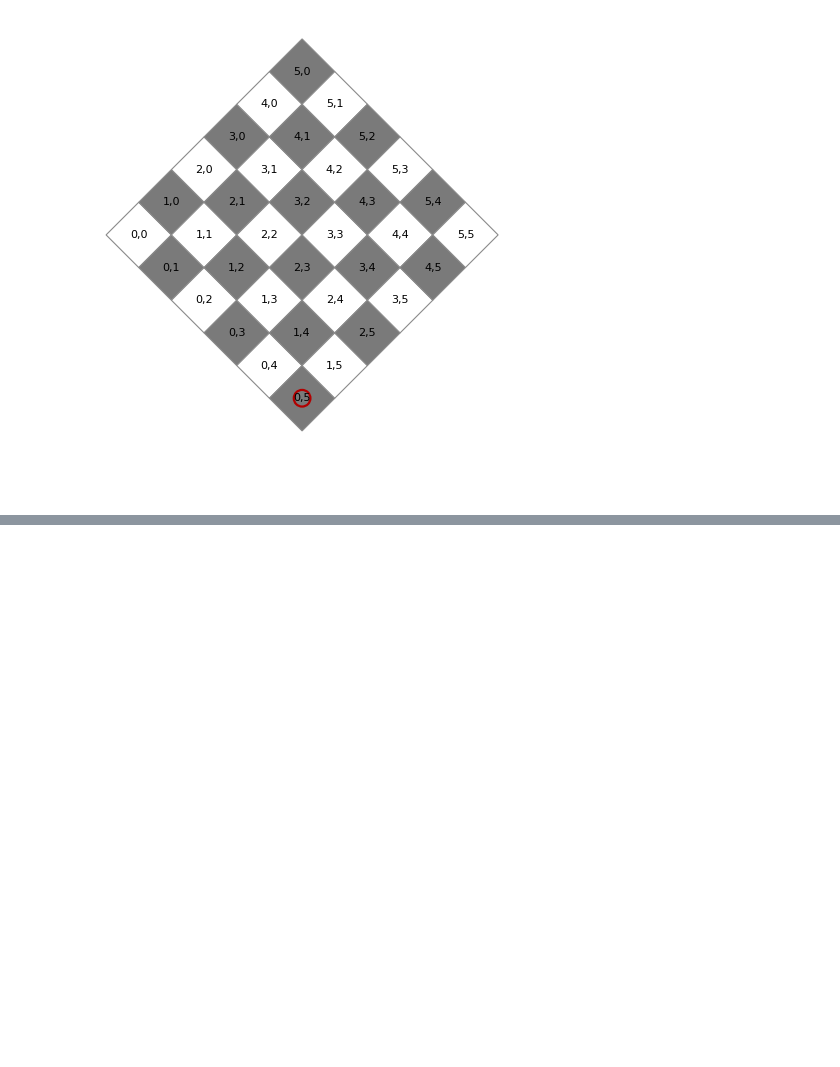
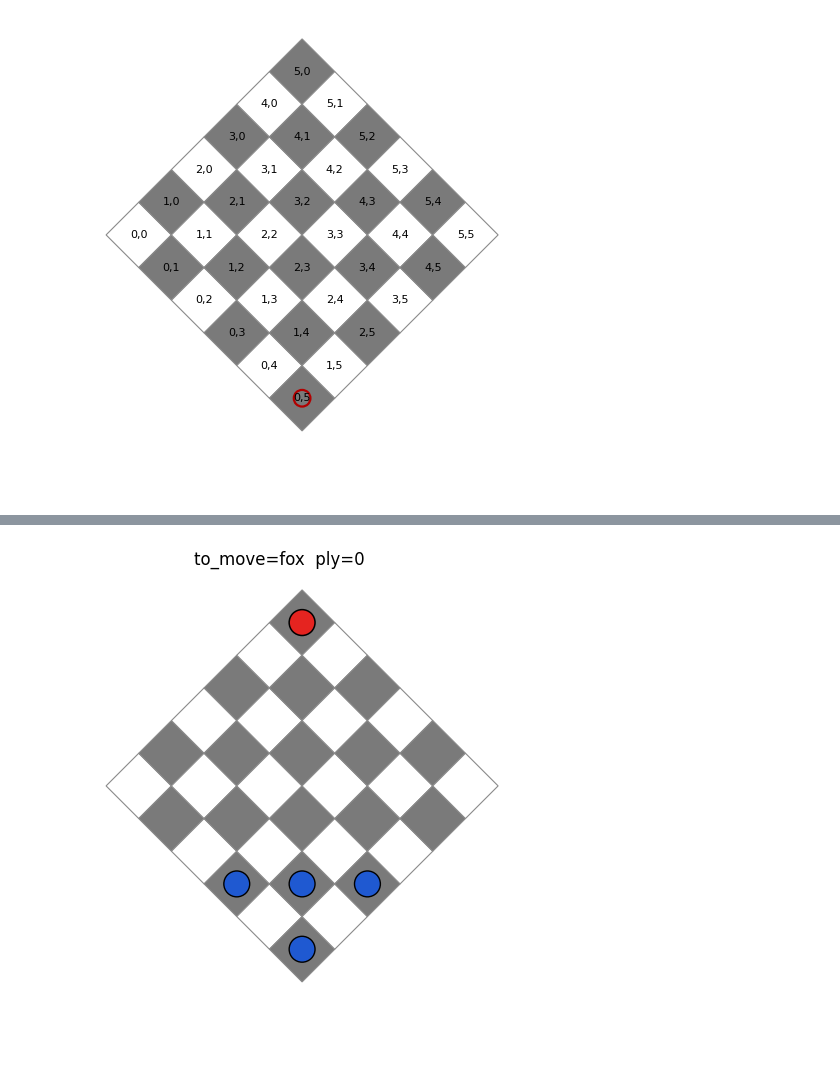
Before and after one commit to matthew-sabel/fox-and-hounds-45, a Jupyter notebook: fox_and_hounds_45_group_2.ipynb, the cells around one changed output, grey strips where cells are left out. Saved outputs shown, nothing was run; the diff lists cells and outputs as text; code cells hidden in the pictures; blank space fills up the shorter version.

```diff
--- a/fox_and_hounds_45_group_2.ipynb
+++ b/fox_and_hounds_45_group_2.ipynb
@@ -615,0 +770,4 @@ show_indices()
+# %%
+sess = GameAnimator(Fox_Random_AI_Player, Hounds_Random_AI_Player)
+# %% [output]
+[figure, added]
```
Also changed, not shown: parts of 8 cells of this notebook.
